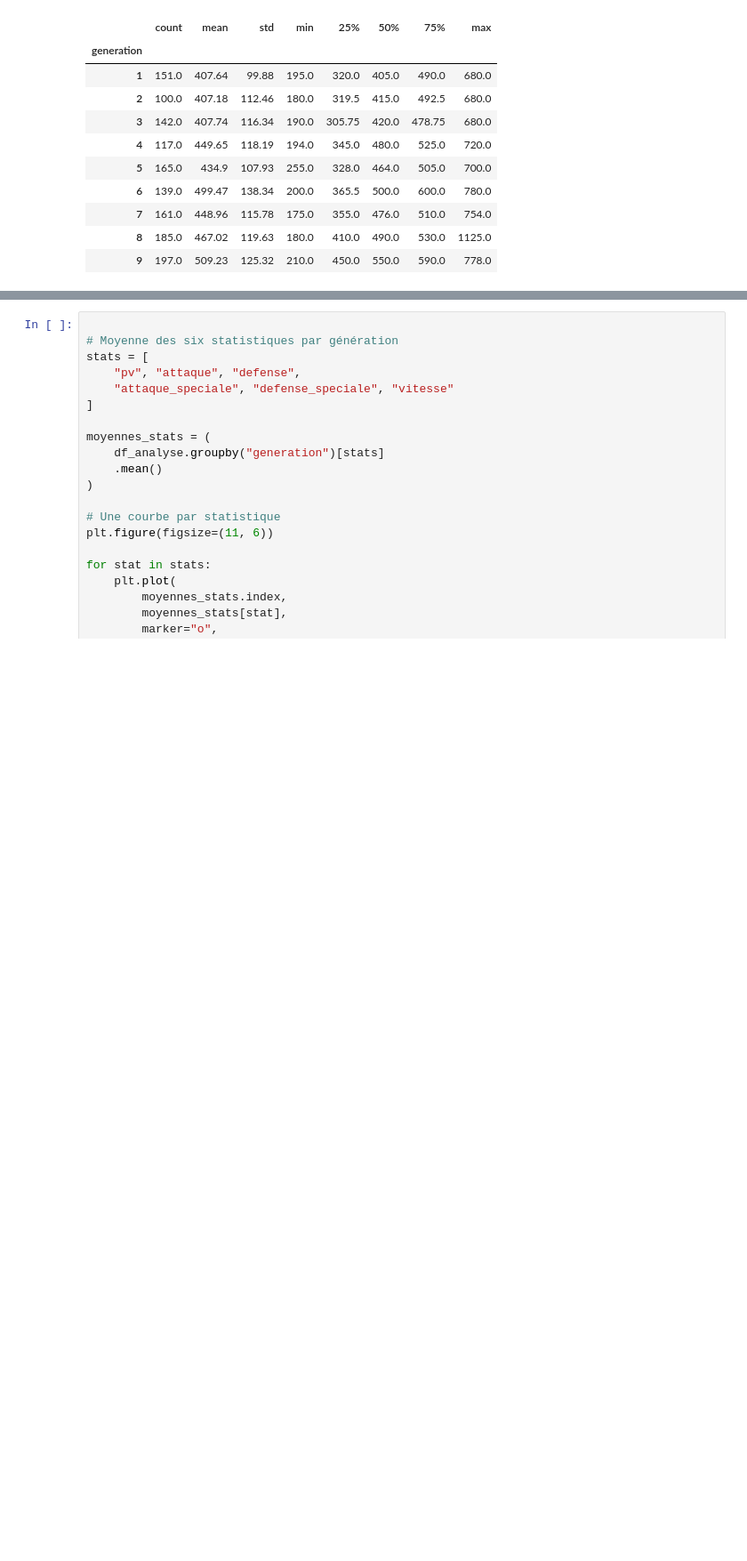
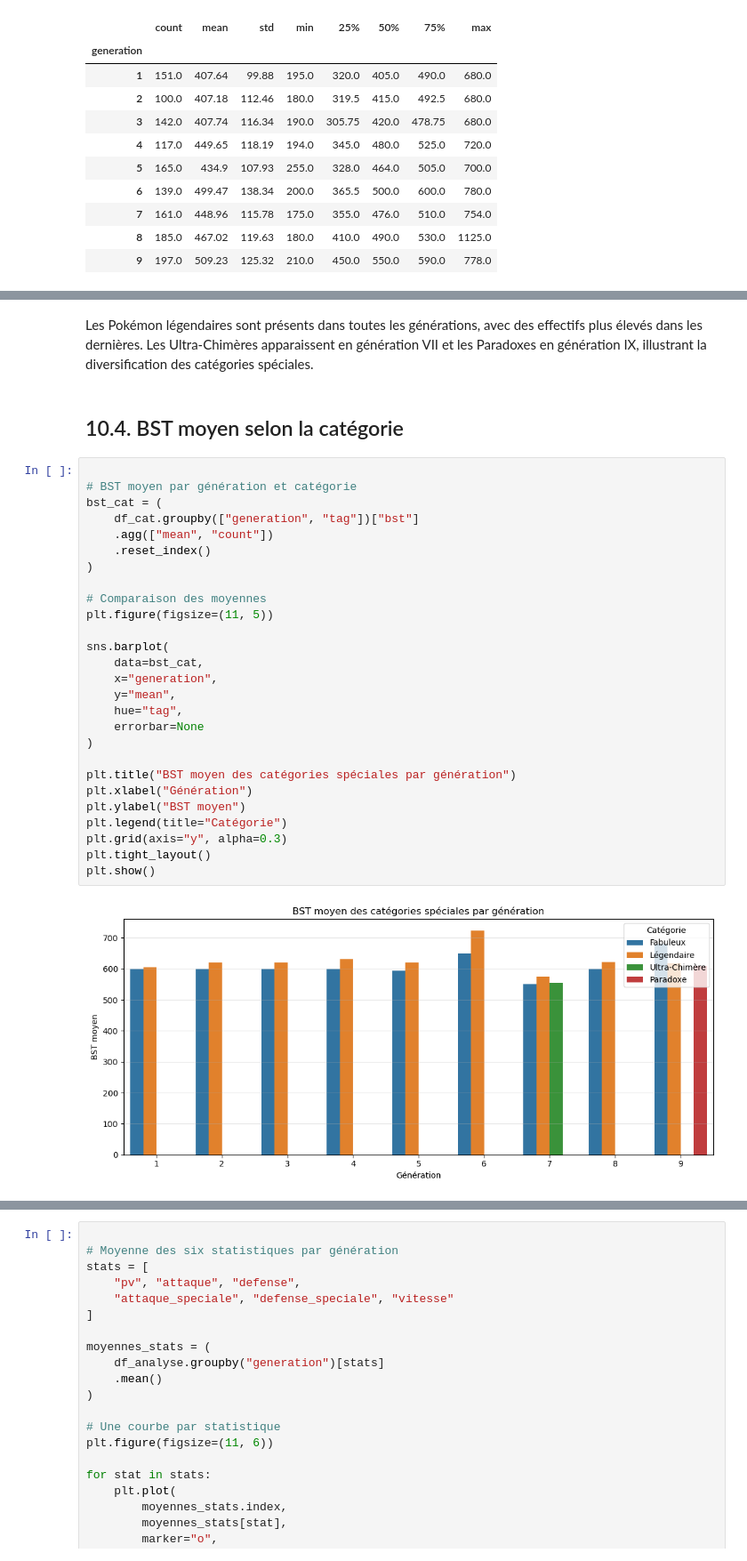
Before and after one commit to Turbo91994/Projet-python-data-science, a Jupyter notebook: notebook/constitution_base.ipynb, the cells around one changed output, grey strips where cells are left out. Shown at 89% size. Saved outputs shown, nothing was run; the diff lists cells and outputs as text; blank space fills up the shorter version.

```diff
--- a/notebook/constitution_base.ipynb
+++ b/notebook/constitution_base.ipynb
@@ -585,0 +653,33 @@ display(
+# %% [markdown]
+Les Pokémon légendaires sont présents dans toutes les générations, avec des effectifs plus élevés dans les dernières. Les Ultra-Chimères apparaissent en génération VII et les Paradoxes en génération IX, illustrant la diversification des catégories spéciales.
+# %% [markdown]
+## 10.4. BST moyen selon la catégorie
+# %%
+
+# BST moyen par génération et catégorie
+bst_cat = (
+    df_cat.groupby(["generation", "tag"])["bst"]
+    .agg(["mean", "count"])
+    .reset_index()
+)
+
+# Comparaison des moyennes
+plt.figure(figsize=(11, 5))
+
+sns.barplot(
+    data=bst_cat,
+    x="generation",
+    y="mean",
+    hue="tag",
+    errorbar=None
+)
+
+plt.title("BST moyen des catégories spéciales par génération")
+plt.xlabel("Génération")
+plt.ylabel("BST moyen")
+plt.legend(title="Catégorie")
+plt.grid(axis="y", alpha=0.3)
+plt.tight_layout()
+plt.show()
+# %% [output]
+[figure, added]
```
Also changed, not shown: parts of 14 cells of this notebook.
